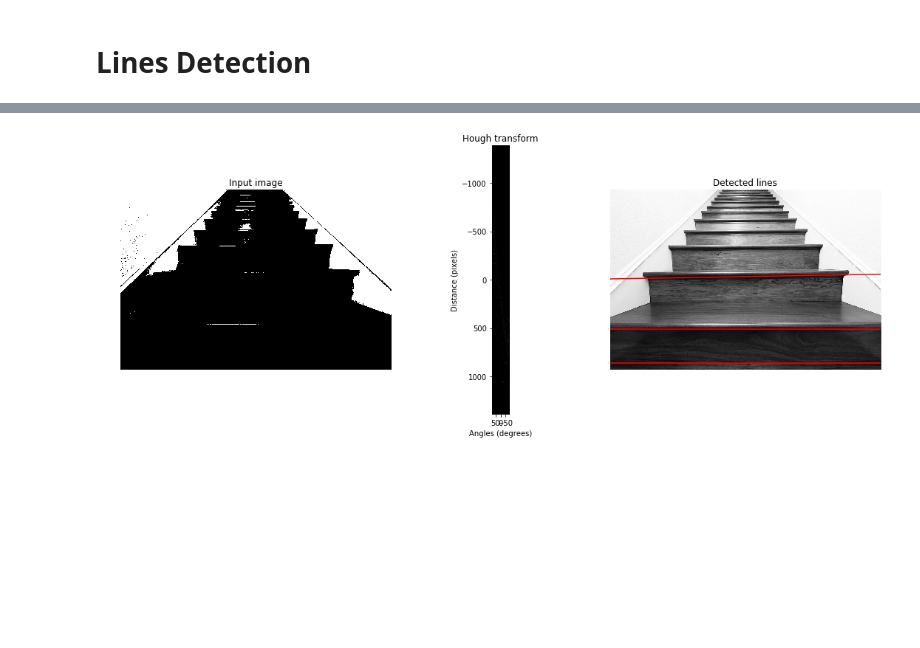
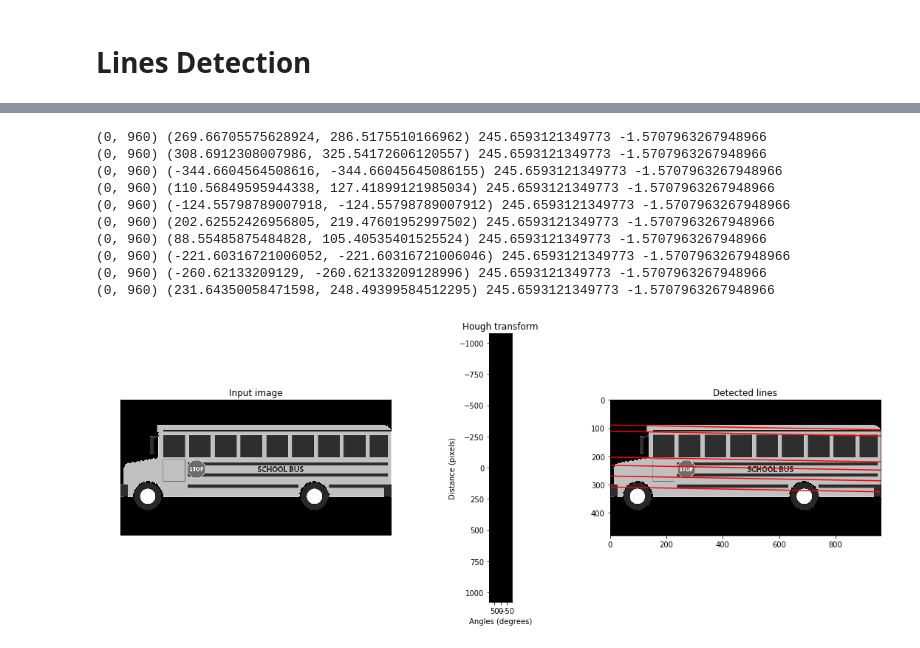
Before and after one commit to cioionut/lines_detection, a Jupyter notebook: lines_detection.ipynb, the cells around one changed output, grey strips where cells are left out. Saved outputs shown, nothing was run; the diff lists cells and outputs as text; code cells hidden in the pictures; blank space fills up the shorter version.

Commit message:
Add extended version for hough transformation

```diff
--- a/lines_detection.ipynb
+++ b/lines_detection.ipynb
@@ -105,28 +141,26 @@ def rho2intercept(theta, rho):
 # %%
 image_path = 'data/binary_crosses.png'
-image_path = 'data/stairs.jpg'
+# image_path = 'data/stairs.jpg'
 # image_path = 'data/tenis_court.jpg'
 # image_path = 'data/tenis_court2.jpg'
-# image_path = 'data/bus.png'
+image_path = 'data/bus.png'
 
-
+# gray scale pre-processing
 image = imageio.imread(image_path)
 if image.ndim == 3:
     image = rgb2gray(image)
 
 thr_val = threshold_otsu(image)
-img_b = image > 230
+img_b = (image < thr_val).astype(np.uint8)
 
 # image = np.zeros((100, 100))
 # idx = np.arange(25, 75)
 # image[idx[::-1], idx] = 255
 # image[idx, idx] = 255
 
+# Hough Transformation
 # h, thetas, rhos = hough_linee(img_b, angle_step=1, lines_are_white=True, value_threshold=230)
 # h, thetas, rhos = hough_linee(img_b, angle_step=1, lines_are_white=True, value_threshold=230)
 
-# h, thetas, rhos = hough_linee(image, angle_step=1, lines_are_white=False, value_threshold=1)
-
-# show_hough_line(image, accumulator, thetas, rhos)
-peak_votes(h, thetas, rhos)
+h, thetas, rhos = hough_trans(img_b)
 # %% [output]
@@ -155,39 +203,54 @@ fig, axes = plt.subplots(1, 3, figsize=(15, 6),
                          subplot_kw={'adjustable': 'box-forced'})
 ax = axes.ravel()
 
-ax[0].imshow(img_b, cmap=cm.gray)
+ax[0].imshow(image, cmap=cm.gray)
 ax[0].set_title('Input image')
 ax[0].set_axis_off()
 
-ax[1].imshow(h,  # np.log(1 + h)
+ax[1].imshow(h,
              extent=[np.rad2deg(thetas[-1]), np.rad2deg(thetas[0]), rhos[-1], rhos[0]],
              cmap=cm.gray, aspect=1/1.5)
 ax[1].set_title('Hough transform')
 ax[1].set_xlabel('Angles (degrees)')
 ax[1].set_ylabel('Distance (pixels)')
 ax[1].axis('image')
 
 ax[2].imshow(image, cmap=cm.gray)
 for _, angle, dist in zip(*hough_line_peaks(h, thetas, rhos)):
     y0 = (dist - 0 * np.cos(angle)) / np.sin(angle)
     y1 = (dist - image.shape[1] * np.cos(angle)) / np.sin(angle)
     ax[2].plot((0, image.shape[1]), (y0, y1), '-r')
+    print((0, image.shape[1]), (y0, y1), rho, theta)
 
-# for dist, angle in polar_coords:
-#     y0 = (dist - 0 * np.cos(angle)) / np.sin(angle)
-#     y1 = (dist - image.shape[1] * np.cos(angle)) / np.sin(angle)
-#     ax[2].plot((0, image.shape[1]), (y0, y1), '-r')
+# for rho, theta in polar_coords:
+#     x1, x2 = 0, image.shape[1]
+#     # rho = x * np.cos(theta) + y * np.sin(theta)
+#     y1 = (rho - x1 * np.cos(theta)) / np.sin(theta)
+#     y2 = (rho - x2 * np.cos(theta)) / np.sin(theta)
+#     ax[2].plot((x1, x2), (y1, y2), '-r')
+
+#     print('1', (x1, y1), (x2, y2), rho, np.rad2deg(theta))
 
 # for m, b in cart_coords:
 #     ax[2].plot((0, image.shape[1]), (m, b), '-r')
 
 
 ax[2].set_xlim((0, image.shape[1]))
 ax[2].set_ylim((image.shape[0], 0))
-ax[2].set_axis_off()
+# ax[2].set_axis_off()
 ax[2].set_title('Detected lines')
 
 plt.tight_layout()
 plt.show()
 # %% [output]
+(0, 960) (269.66705575628924, 286.5175510166962) 245.6593121349773 -1.5707963267948966
+(0, 960) (308.6912308007986, 325.54172606120557) 245.6593121349773 -1.5707963267948966
+(0, 960) (-344.6604564508616, -344.66045645086155) 245.6593121349773 -1.5707963267948966
+(0, 960) (110.56849595944338, 127.41899121985034) 245.6593121349773 -1.5707963267948966
+(0, 960) (-124.55798789007918, -124.55798789007912) 245.6593121349773 -1.5707963267948966
+(0, 960) (202.62552426956805, 219.47601952997502) 245.6593121349773 -1.5707963267948966
+(0, 960) (88.55485875484828, 105.40535401525524) 245.6593121349773 -1.5707963267948966
+(0, 960) (-221.60316721006052, -221.60316721006046) 245.6593121349773 -1.5707963267948966
+(0, 960) (-260.62133209129, -260.62133209128996) 245.6593121349773 -1.5707963267948966
+(0, 960) (231.64350058471598, 248.49399584512295) 245.6593121349773 -1.5707963267948966
-[figure, old version]
+[figure, new version]
```
Also changed, not shown: parts of 14 cells of this notebook.
